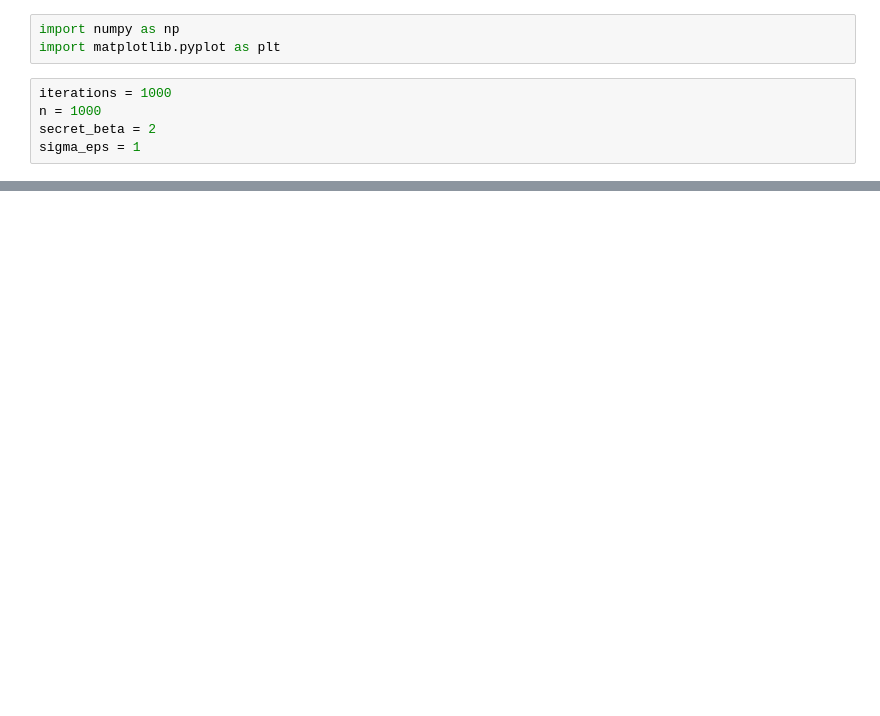
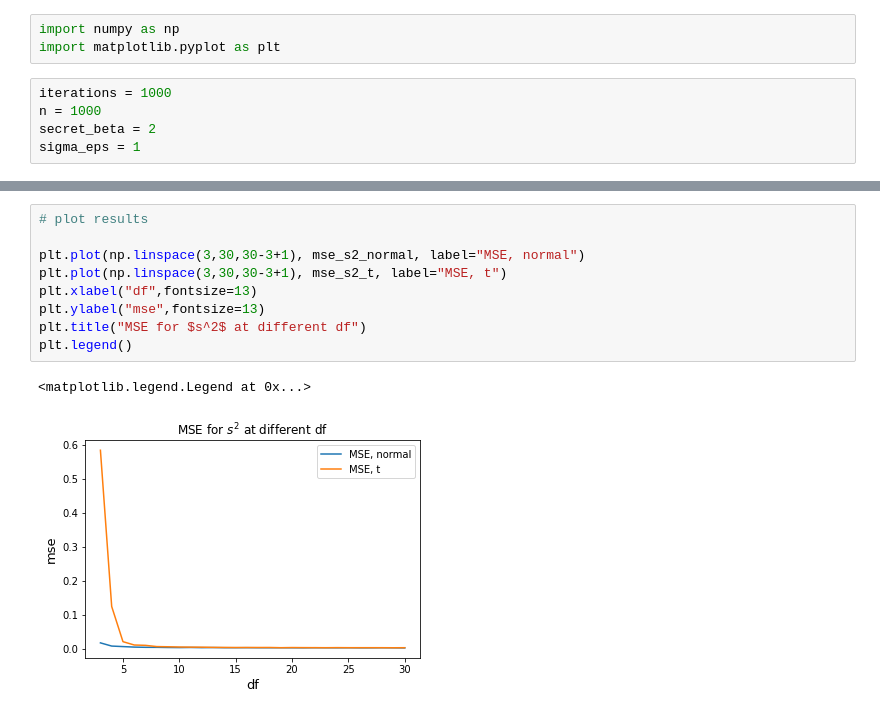
Before and after one commit to jevrii/fyp, a Jupyter notebook: part1.ipynb, the cells around one changed output, grey strips where cells are left out. Saved outputs shown, nothing was run; the diff lists cells and outputs as text; blank space fills up the shorter version.

```diff
--- a/part1.ipynb
+++ b/part1.ipynb
@@ -60,0 +78,12 @@ plt.legend()
+# %%
+# plot results
+
+plt.plot(np.linspace(3,30,30-3+1), mse_s2_normal, label="MSE, normal")
+plt.plot(np.linspace(3,30,30-3+1), mse_s2_t, label="MSE, t")
+plt.xlabel("df",fontsize=13)
+plt.ylabel("mse",fontsize=13)
+plt.title("MSE for $s^2$ at different df")
+plt.legend()
+# %% [output]
+<matplotlib.legend.Legend at 0x...>
+[figure, added]
```
Also changed, not shown: parts of 2 cells of this notebook.
